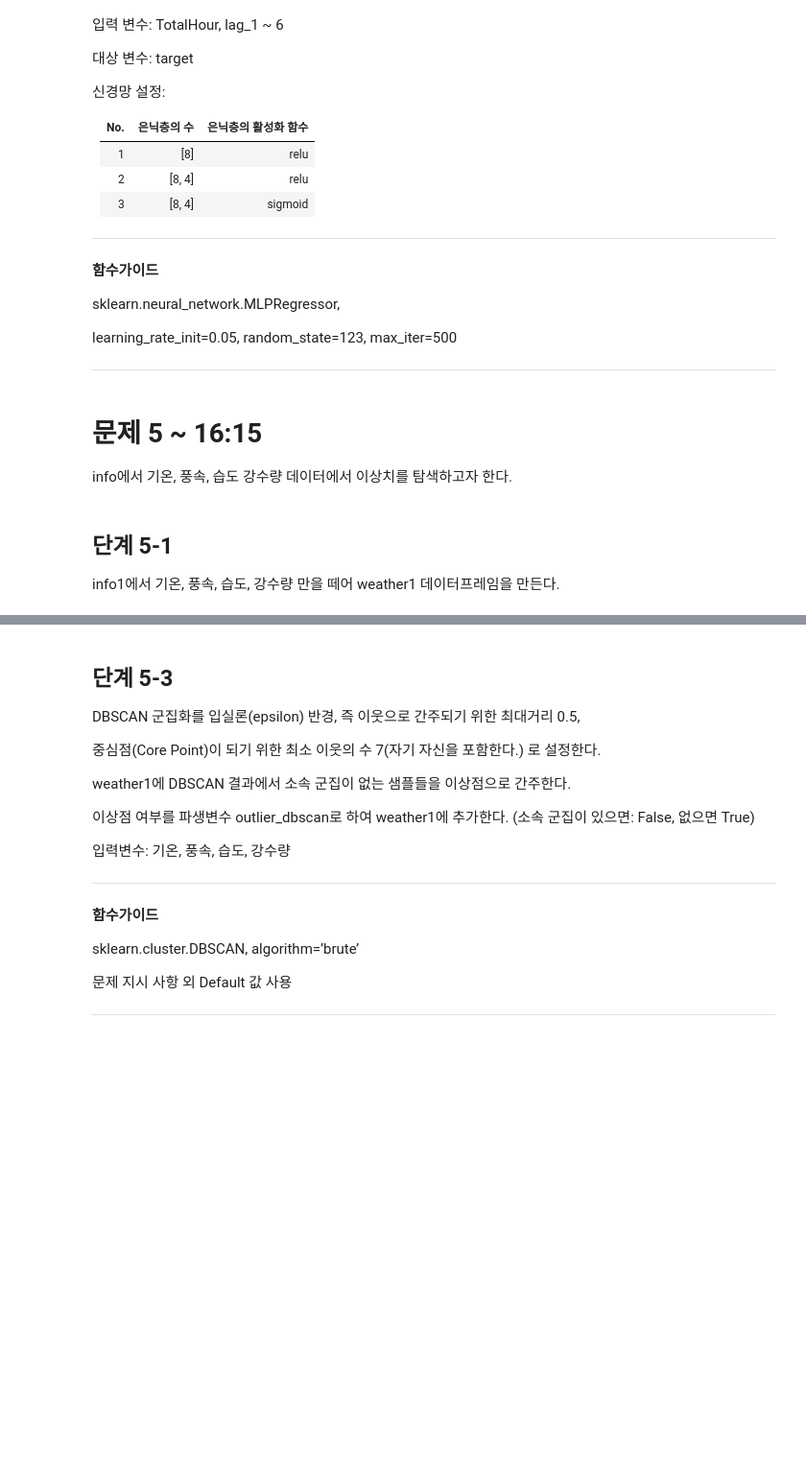
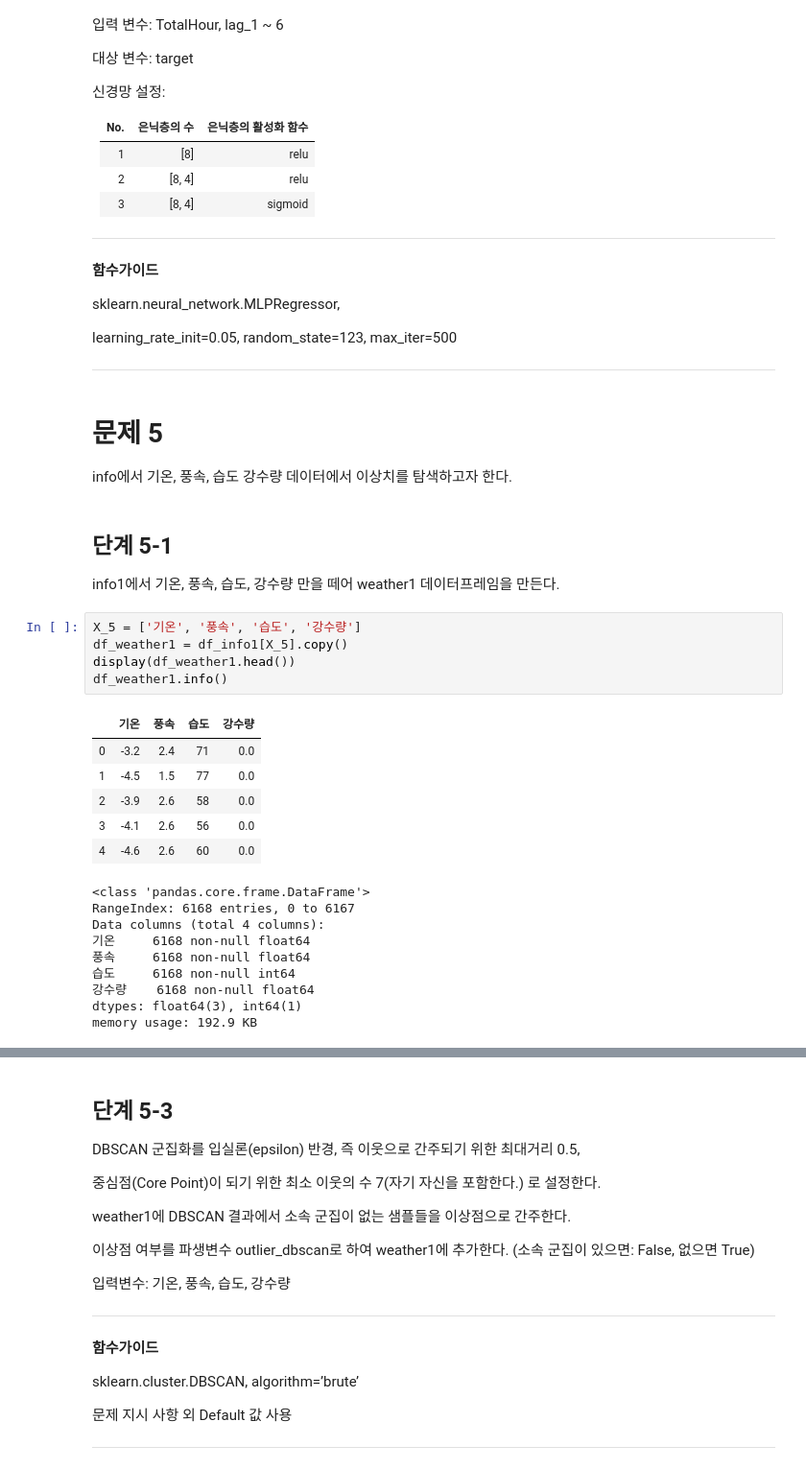
Before and after one commit to sunkusun9/DS_lv3_2311_1, a Jupyter notebook: sec_ds_lv3_prob3_prob.ipynb, the cells around one changed output, grey strips where cells are left out. Shown: that part at 96% size. Drawn from its saved outputs; the diff is of its cells as text; blank space fills up the shorter version.

```diff
--- a/sec_ds_lv3_prob3_prob.ipynb
+++ b/sec_ds_lv3_prob3_prob.ipynb
@@ -1237,13 +1237,34 @@ learning_rate_init=0.05, random_state=123, max_iter=500
 
 ---
 # %% [markdown]
-# 문제 5 ~ 16:15
+# 문제 5
 
 info에서 기온, 풍속, 습도 강수량 데이터에서 이상치를 탐색하고자 한다.
 # %% [markdown]
 ## 단계 5-1
 
 info1에서 기온, 풍속, 습도, 강수량 만을 떼어 weather1 데이터프레임을 만든다.
+# %%
+X_5 = ['기온', '풍속', '습도', '강수량']
+df_weather1 = df_info1[X_5].copy()
+display(df_weather1.head())
+df_weather1.info()
+# %% [output]
+|  | 기온 | 풍속 | 습도 | 강수량 |
+| 0 | -3.2 | 2.4 | 71 | 0.0 |
+| 1 | -4.5 | 1.5 | 77 | 0.0 |
+| 2 | -3.9 | 2.6 | 58 | 0.0 |
+| 3 | -4.1 | 2.6 | 56 | 0.0 |
+| 4 | -4.6 | 2.6 | 60 | 0.0 |
+<class 'pandas.core.frame.DataFrame'>
+RangeIndex: 6168 entries, 0 to 6167
+Data columns (total 4 columns):
+기온     6168 non-null float64
+풍속     6168 non-null float64
+습도     6168 non-null int64
+강수량    6168 non-null float64
+dtypes: float64(3), int64(1)
+memory usage: 192.9 KB
 # %% [markdown]
 ## 단계 5-2
 
```
Also changed, not shown: parts of 93 cells of this notebook.
